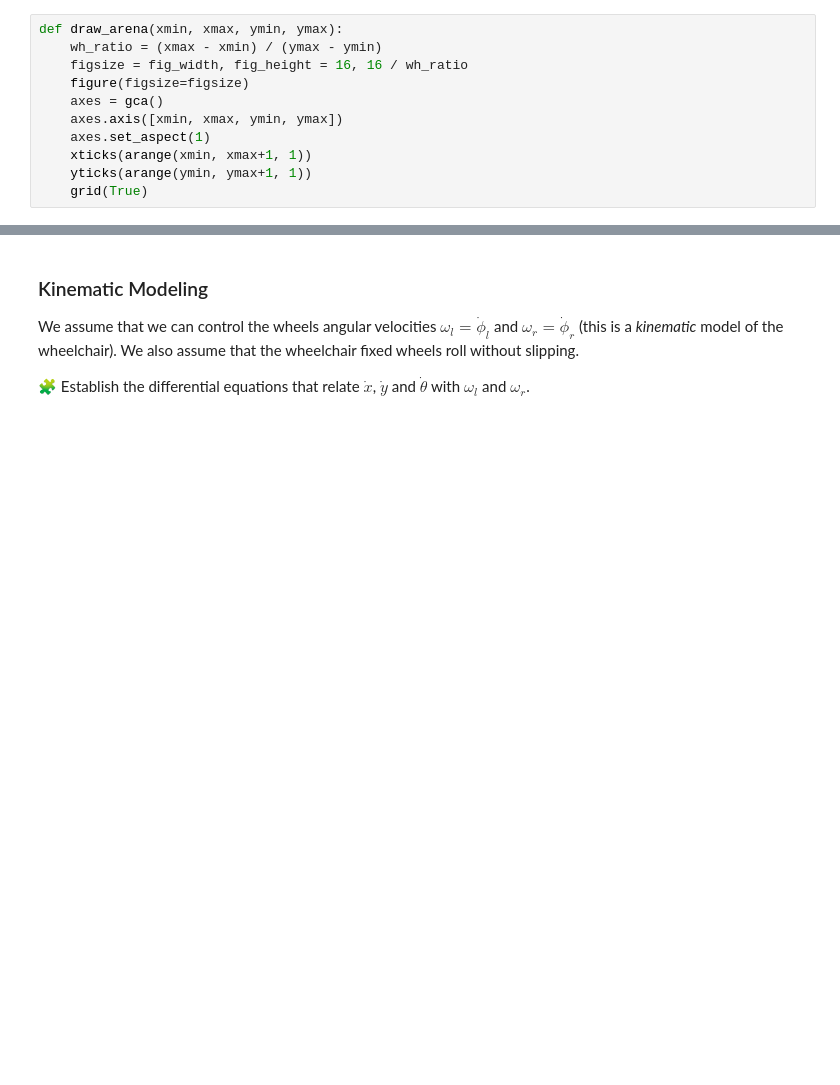
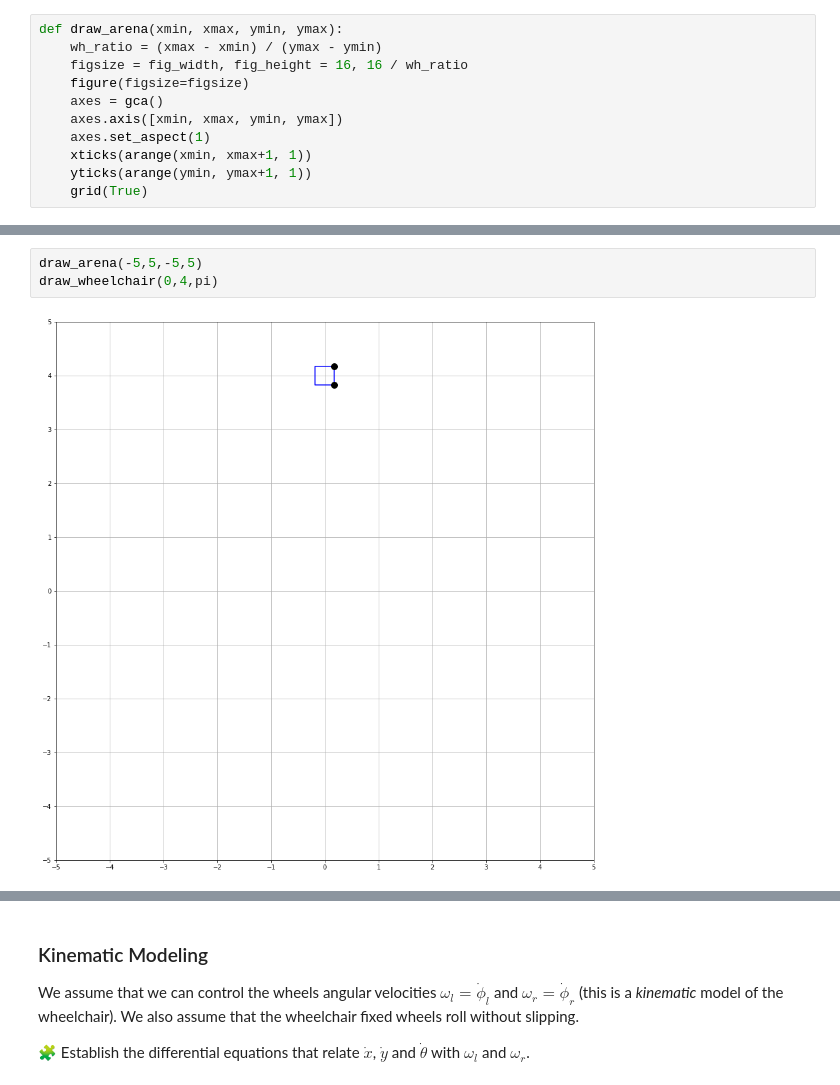
Before and after one commit to HibaNRJ/control-engineering-with-python-project-2022-2023, a Jupyter notebook: Project-1.ipynb, the cells around one changed output, grey strips where cells are left out. Cells and saved outputs as stored; diff of their text form; blank space fills up the shorter version.

```diff
--- a/Project-1.ipynb
+++ b/Project-1.ipynb
@@ -72,0 +101,5 @@ pass
+# %%
+draw_arena(-5,5,-5,5)
+draw_wheelchair(0,4,pi)
+# %% [output]
+[figure, added]
```
Also changed, not shown: parts of 8 cells of this notebook.
